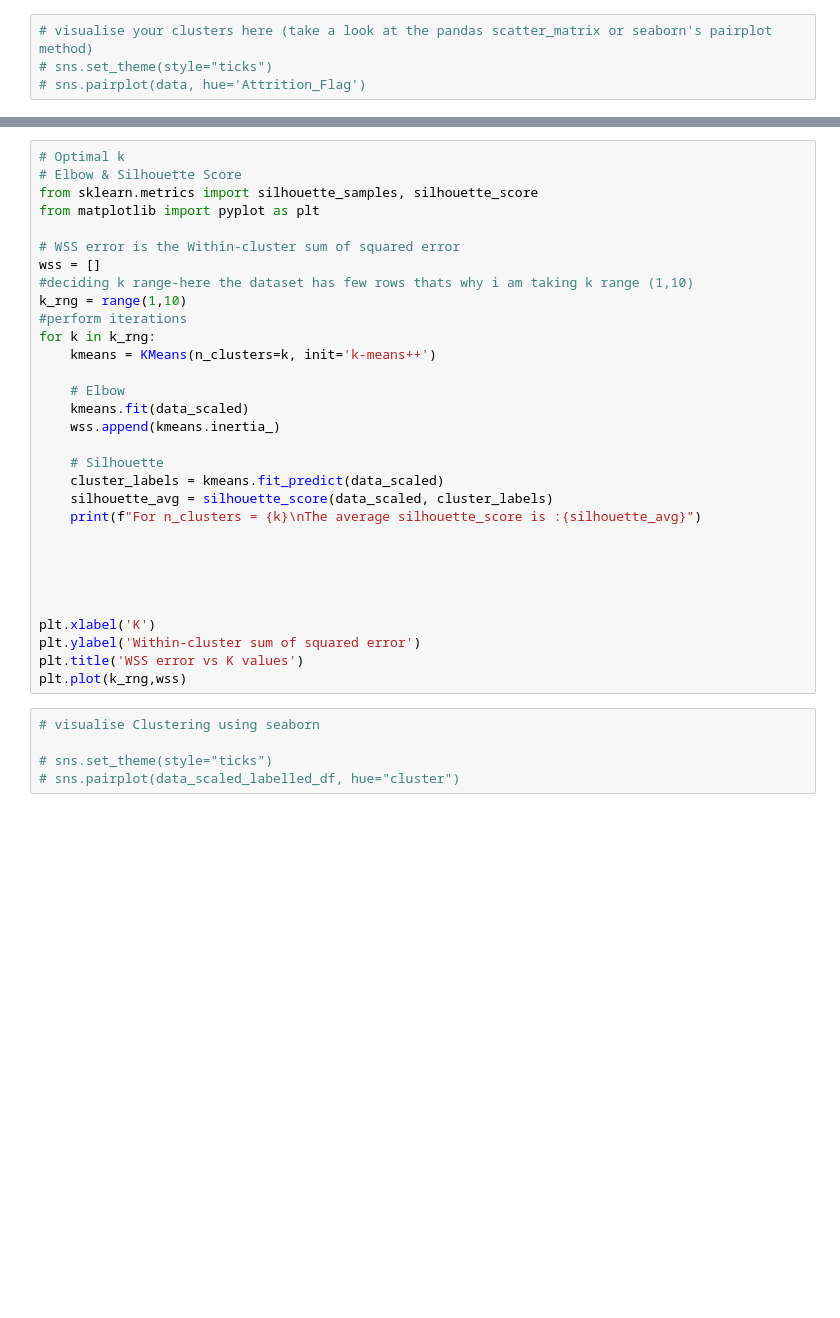
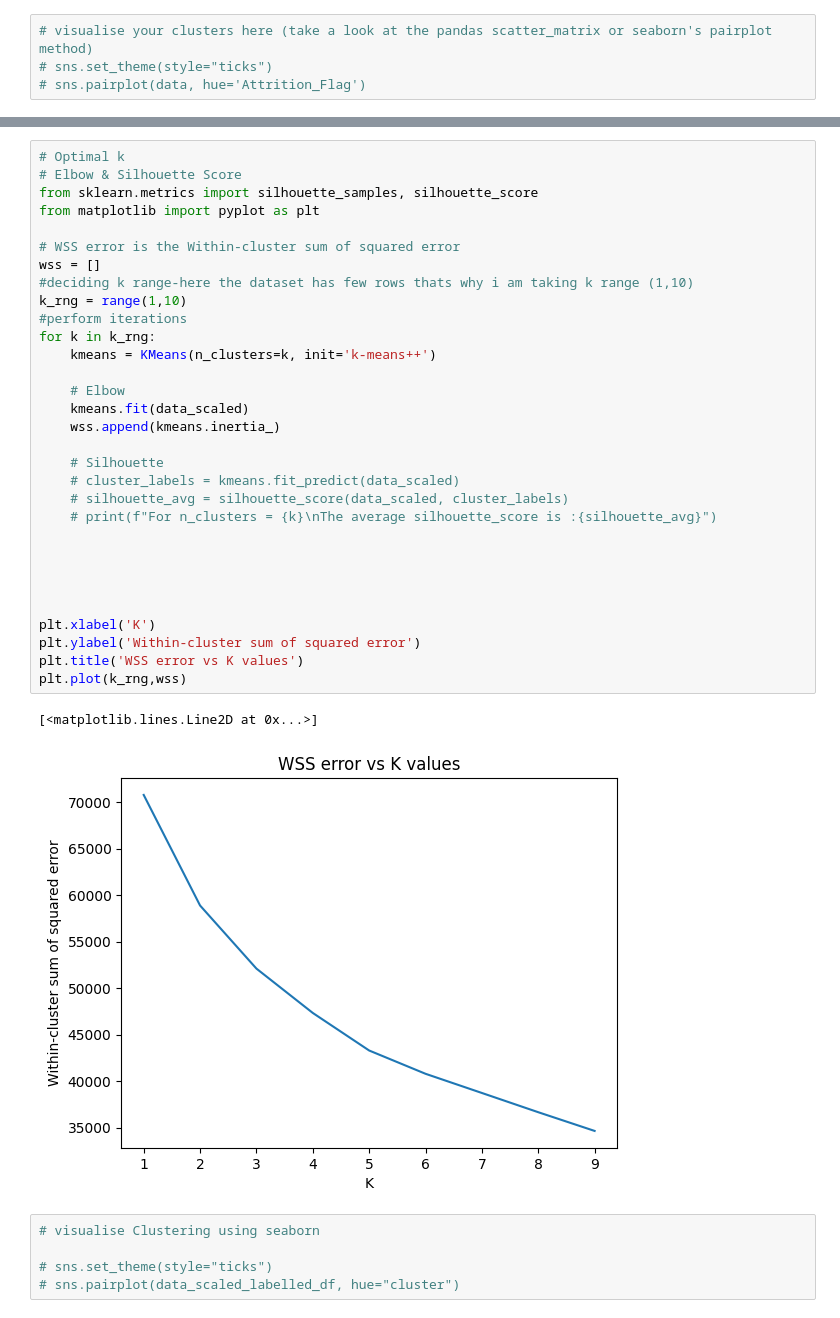
Before and after one commit to anilembel/Churn_Prediction_Becode, a Jupyter notebook: 4_modeling/clustering.ipynb, the cells around one changed output, grey strips where cells are left out. Drawn from its saved outputs; the diff is of its cells as text; blank space fills up the shorter version.

Commit message:
Clustering working

```diff
--- a/4_modeling/clustering.ipynb
+++ b/4_modeling/clustering.ipynb
@@ -69,34 +100,37 @@ centroid_df.T
 # %%
 # Optimal k
 # Elbow & Silhouette Score
 from sklearn.metrics import silhouette_samples, silhouette_score
 from matplotlib import pyplot as plt
 
 # WSS error is the Within-cluster sum of squared error
 wss = []
 #deciding k range-here the dataset has few rows thats why i am taking k range (1,10)
 k_rng = range(1,10)
 #perform iterations
 for k in k_rng:
     kmeans = KMeans(n_clusters=k, init='k-means++')
 
     # Elbow
     kmeans.fit(data_scaled)
     wss.append(kmeans.inertia_)
 
     # Silhouette
-    cluster_labels = kmeans.fit_predict(data_scaled)
-    silhouette_avg = silhouette_score(data_scaled, cluster_labels)
-    print(f"For n_clusters = {k}\nThe average silhouette_score is :{silhouette_avg}")
+    # cluster_labels = kmeans.fit_predict(data_scaled)
+    # silhouette_avg = silhouette_score(data_scaled, cluster_labels)
+    # print(f"For n_clusters = {k}\nThe average silhouette_score is :{silhouette_avg}")
 
 
 
 
 
 plt.xlabel('K')
 plt.ylabel('Within-cluster sum of squared error')
 plt.title('WSS error vs K values')
 plt.plot(k_rng,wss)
+# %% [output]
+[<matplotlib.lines.Line2D at 0x...>]
+[figure, added]
 # %%
 # visualise Clustering using seaborn
 
```
Also changed, not shown: parts of 6 cells of this notebook.
